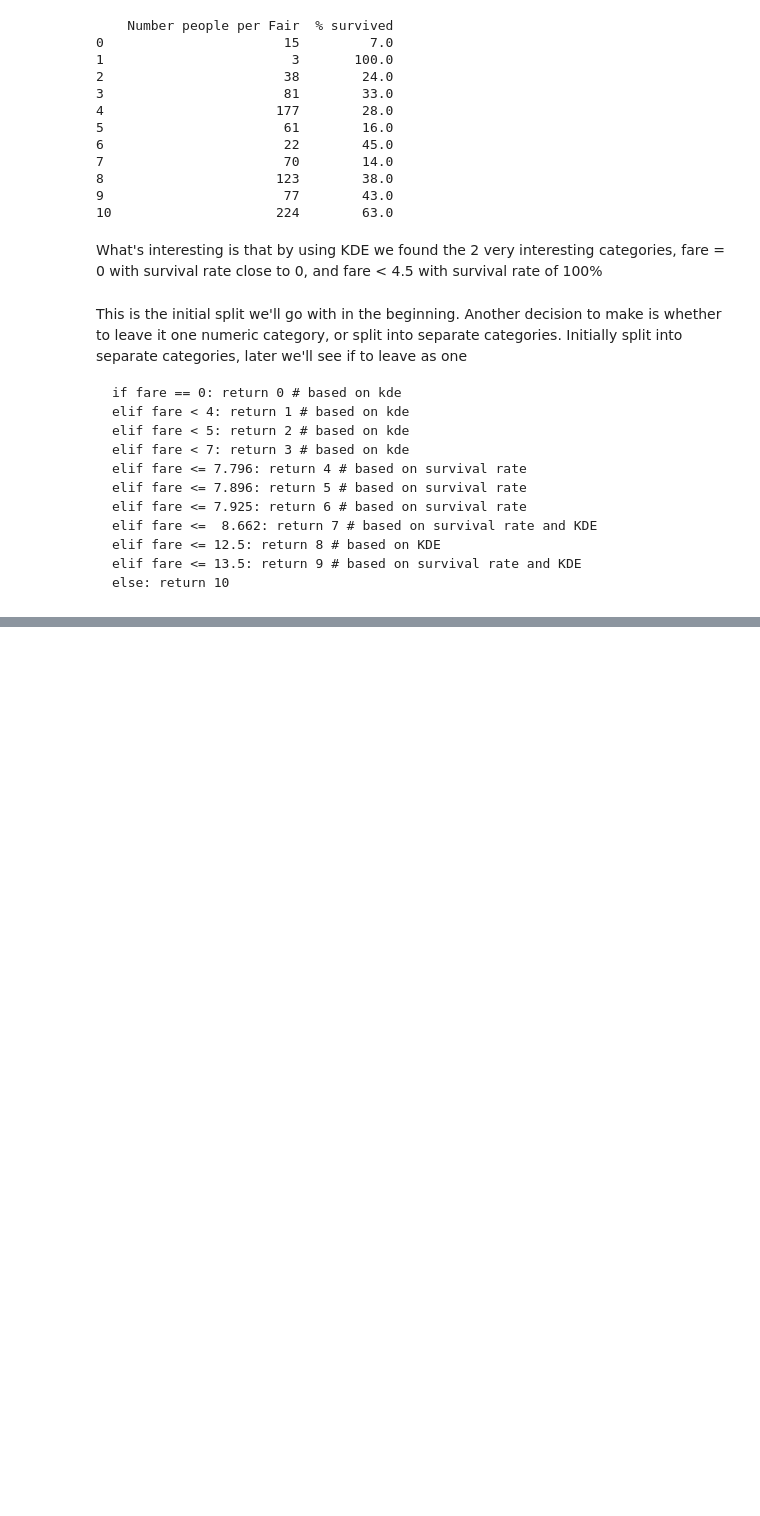
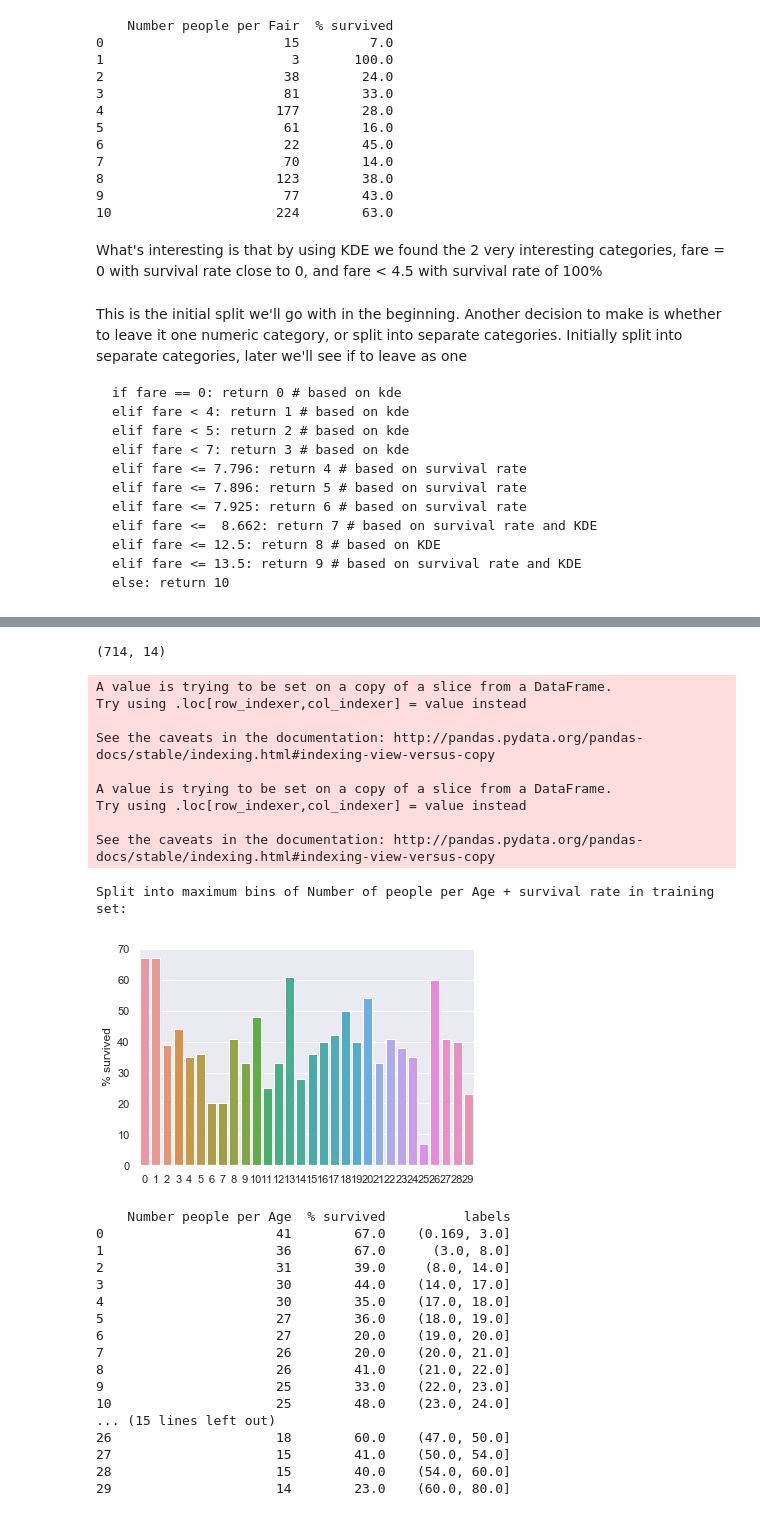
Before and after one commit to yoni2k/ml-kaggle-challenges, a Jupyter notebook: titanic/Advanced feature engineering.ipynb, the cells around one changed output, grey strips where cells are left out. Drawn from its saved outputs; the diff is of its cells as text; code cells hidden in the pictures; blank space fills up the shorter version.

```diff
--- a/titanic/Advanced feature engineering.ipynb
+++ b/titanic/Advanced feature engineering.ipynb
@@ -839,0 +877,47 @@ This is the initial split we'll go with in the beginning.  Another decision to m
+# %%
+age_known = both[both['Age'].isnull()==False]
+labels = pd.qcut(age_known['Age'], q=30)
+
+age_known['Age Bin'] = LabelEncoder().fit_transform(labels)
+train_temp = age_known[:714]
+train_temp['Survived'] = train[train['Age'].isnull()==False]['Survived']
+
+print('Split into maximum bins of Number of people per Age + survival rate in training set:')
+age_survived = pd.DataFrame({'Number people per Age': train_temp['Age Bin'].value_counts().reset_index(drop=True),
+              '% survived': round(train_temp.groupby(by='Age Bin')['Survived'].mean()*100)})
+
+sns.barplot(x=age_survived.index, y=age_survived['% survived'])
+plt.show()
+age_survived['labels'] = labels.value_counts().sort_index().index
+
+print(age_survived)
+# %% [output]
+(714, 14)
+A value is trying to be set on a copy of a slice from a DataFrame.
+Try using .loc[row_indexer,col_indexer] = value instead
+
+See the caveats in the documentation: http://pandas.pydata.org/pandas-docs/stable/indexing.html#indexing-view-versus-copy
+
+A value is trying to be set on a copy of a slice from a DataFrame.
+Try using .loc[row_indexer,col_indexer] = value instead
+
+See the caveats in the documentation: http://pandas.pydata.org/pandas-docs/stable/indexing.html#indexing-view-versus-copy
+Split into maximum bins of Number of people per Age + survival rate in training set:
+[figure, added]
+    Number people per Age  % survived          labels
+0                      41        67.0    (0.169, 3.0]
+1                      36        67.0      (3.0, 8.0]
+2                      31        39.0     (8.0, 14.0]
+3                      30        44.0    (14.0, 17.0]
+4                      30        35.0    (17.0, 18.0]
+5                      27        36.0    (18.0, 19.0]
+6                      27        20.0    (19.0, 20.0]
+7                      26        20.0    (20.0, 21.0]
+8                      26        41.0    (21.0, 22.0]
+9                      25        33.0    (22.0, 23.0]
+10                     25        48.0    (23.0, 24.0]
+... (15 lines left out)
+26                     18        60.0    (47.0, 50.0]
+27                     15        41.0    (50.0, 54.0]
+28                     15        40.0    (54.0, 60.0]
+29                     14        23.0    (60.0, 80.0]
```
Also changed, not shown: parts of 23 cells of this notebook, 2 other files.
